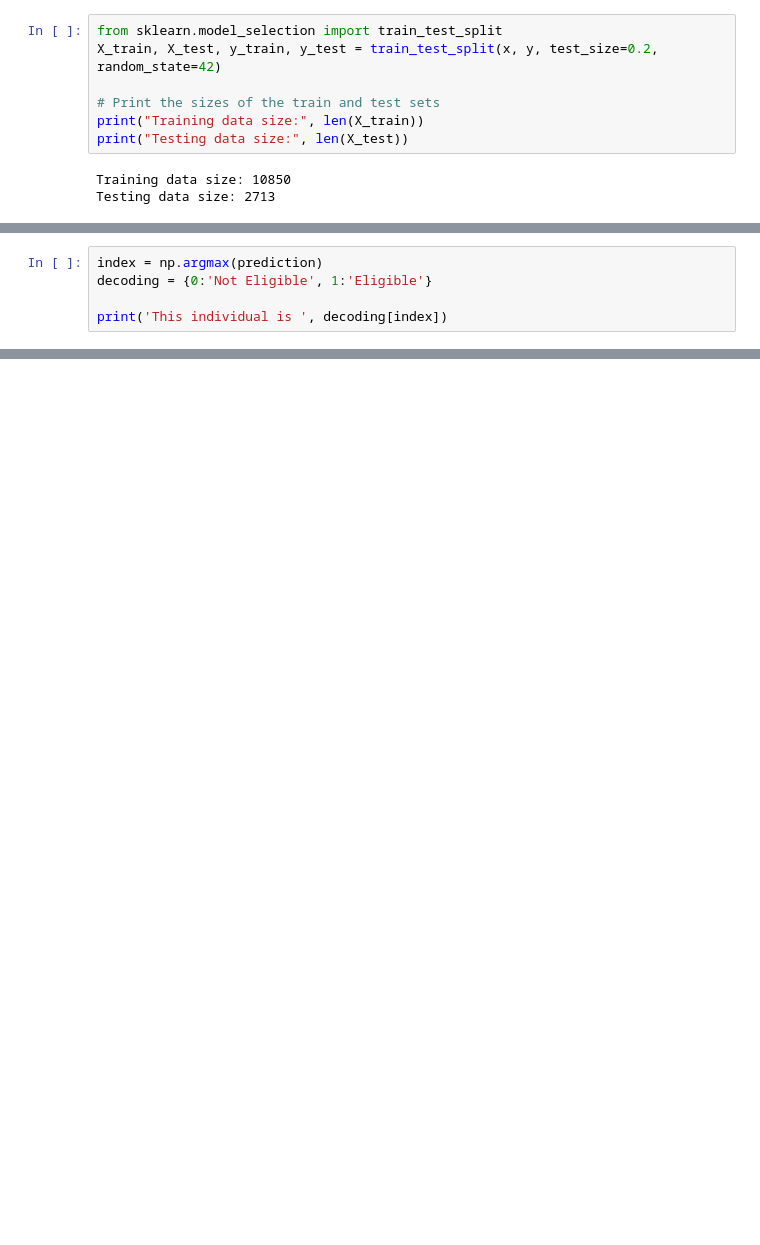
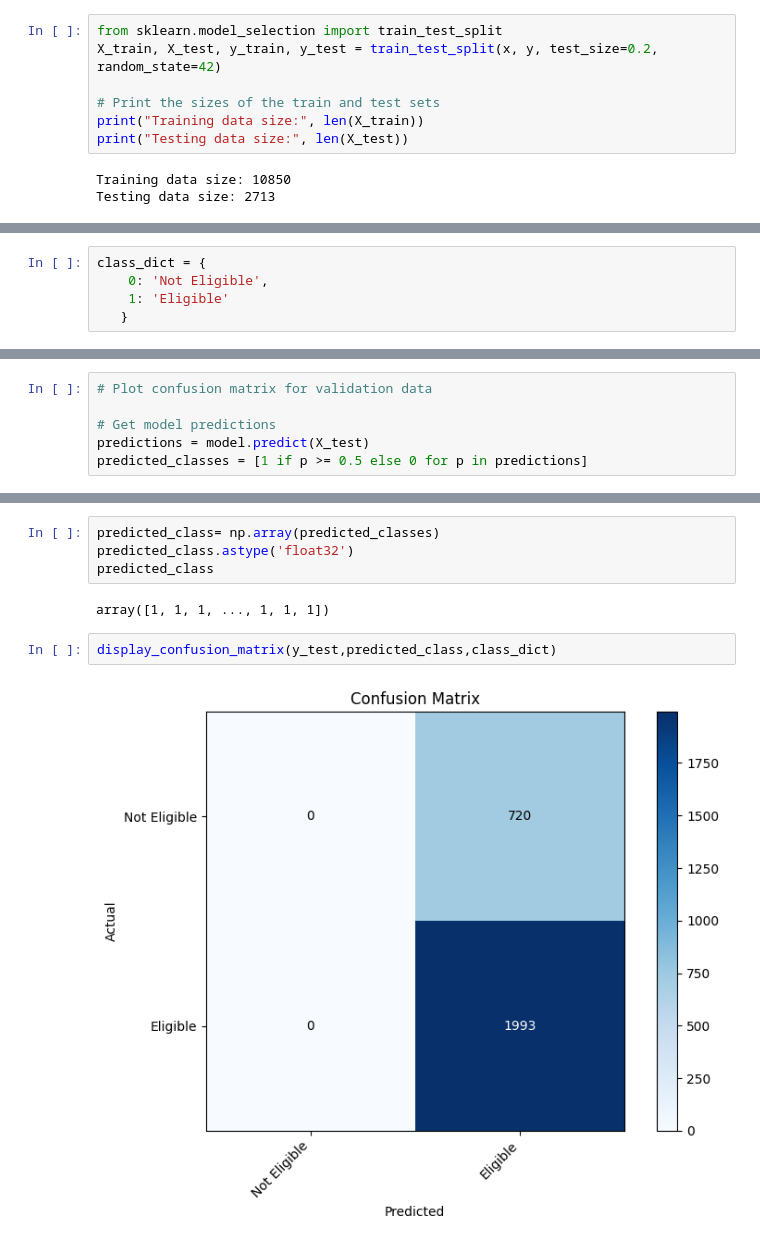
Before and after one commit to DOMINION-JOHN1/voting_eligibility_model, a Jupyter notebook: preprocessing_of_dataset.ipynb, the cells around one changed output, grey strips where cells are left out. Cells and saved outputs as stored; diff of their text form; blank space fills up the shorter version.

```diff
--- a/preprocessing_of_dataset.ipynb
+++ b/preprocessing_of_dataset.ipynb
@@ -197,5 +162,5 @@ prediction = model.predict(image)
 # %%
-index = np.argmax(prediction)
-decoding = {0:'Not Eligible', 1:'Eligible'}
-
-print('This individual is ', decoding[index])
+class_dict = {
+    0: 'Not Eligible',
+    1: 'Eligible'
+   }
@@ -203,0 +205,6 @@ This individual is  Not Eligible
+# %%
+# Plot confusion matrix for validation data
+
+# Get model predictions
+predictions = model.predict(X_test)
+predicted_classes = [1 if p >= 0.5 else 0 for p in predictions]
@@ -203,0 +213,10 @@ This individual is  Not Eligible
+# %%
+predicted_class= np.array(predicted_classes)
+predicted_class.astype('float32')
+predicted_class
+# %% [output]
+array([1, 1, 1, ..., 1, 1, 1])
+# %%
+display_confusion_matrix(y_test,predicted_class,class_dict)
+# %% [output]
+[figure, added]
```
Also changed, not shown: parts of 13 cells of this notebook.
